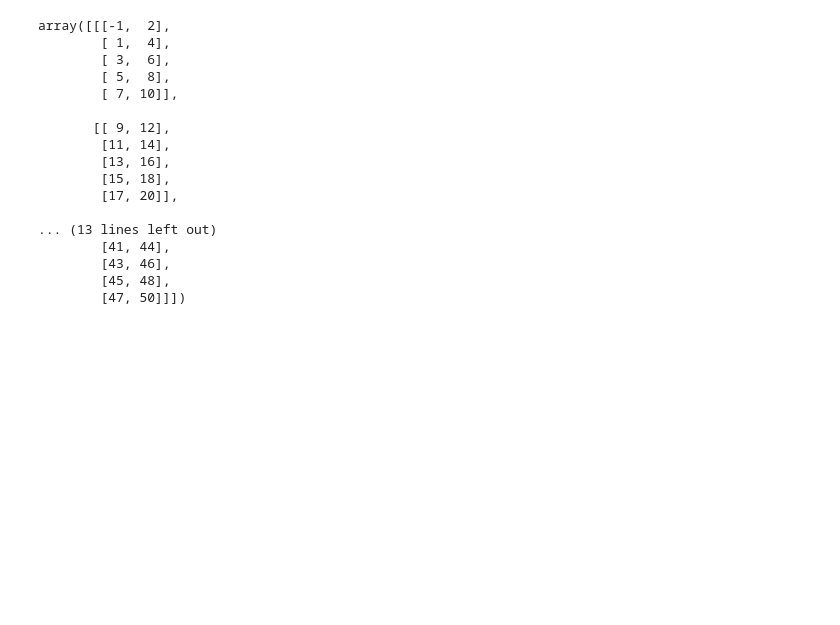
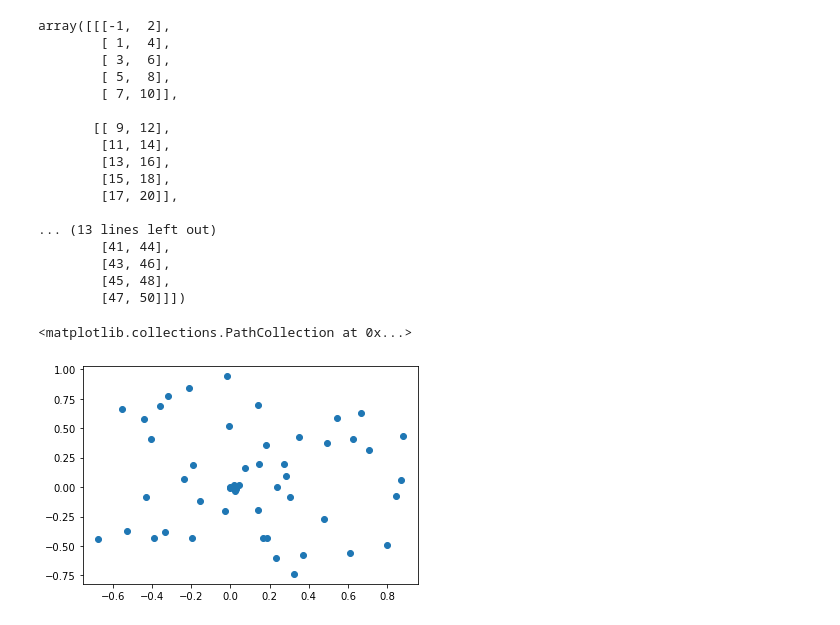
Before and after one commit to xvan/RedesNeuronales, a Jupyter notebook: TP3/tp3/tp3.ipynb, the cells around one changed output. Saved outputs shown, nothing was run; the diff lists cells and outputs as text; code cells hidden in the pictures; blank space fills up the shorter version.

```diff
--- a/TP3/tp3/tp3.ipynb
+++ b/TP3/tp3/tp3.ipynb
@@ -53,0 +60,11 @@ array([[[-1,  2],
+# %%
+from tp3.kohonen import CircularDataGenerator, KohonenNetwork
+
+target = CircularDataGenerator().generate(50)
+kn = KohonenNetwork([11, 11])
+kn.set_target(target)
+# %%
+plt.scatter(target[:,0],target[:,1])
+# %% [output]
+<matplotlib.collections.PathCollection at 0x...>
+[figure, added]
```
Also changed, not shown: parts of 8 cells of this notebook, 3 other files.
